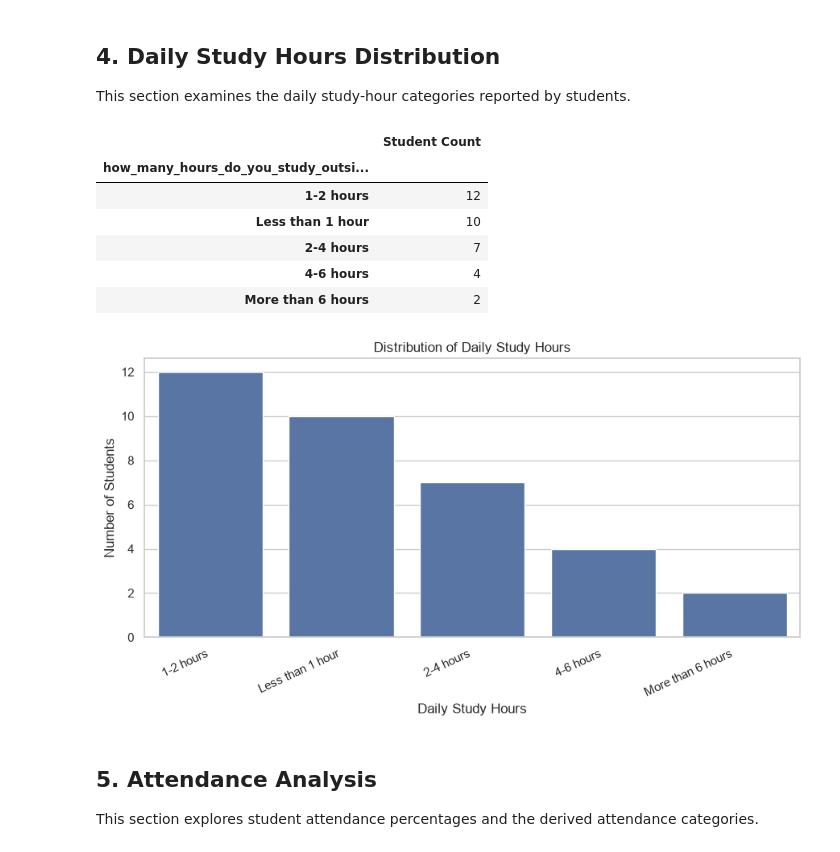
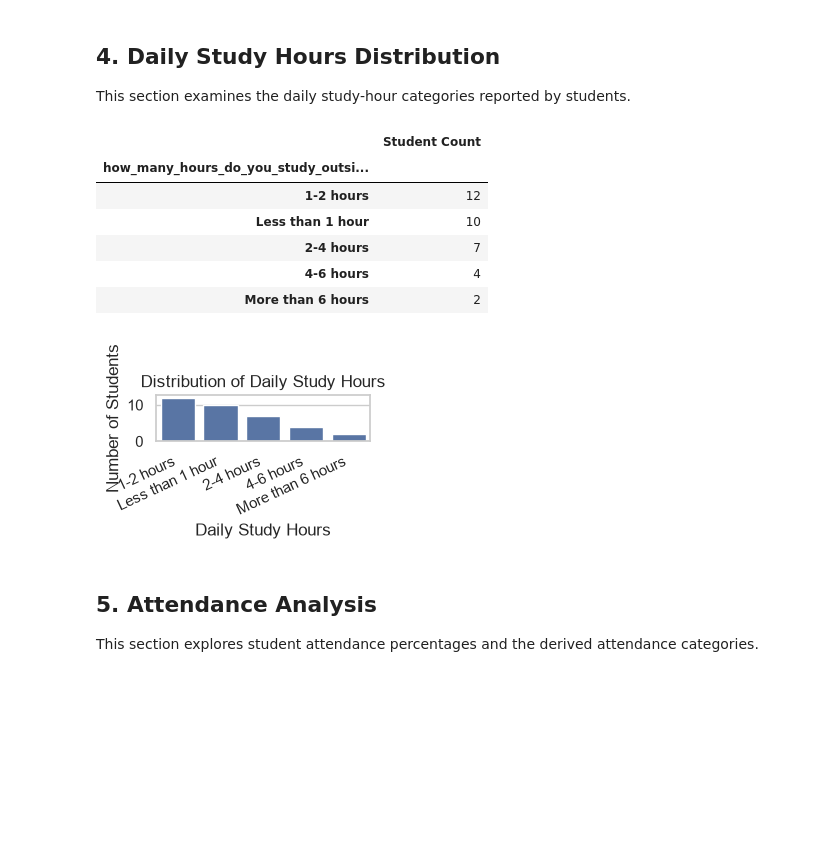
Before and after one commit to himu-001/student-study-habit-analyzer, a Jupyter notebook: python/Student_Study_Habits_EDA.ipynb, the cells around one changed output. Saved outputs shown, nothing was run; the diff lists cells and outputs as text; code cells hidden in the pictures; blank space fills up the shorter version.

```diff
--- a/python/Student_Study_Habits_EDA.ipynb
+++ b/python/Student_Study_Habits_EDA.ipynb
@@ -14,7 +14,7 @@ df = pd.read_csv(DATA_PATH)
 
 # Chart styling
 sns.set_theme(style="whitegrid")
-plt.rcParams["figure.figsize"] = (9, 5)
+plt.rcParams["figure.figsize"] = (4, 2.5)
 
 print("Dataset loaded successfully!")
 print("Dataset shape:", df.shape)
@@ -152,35 +152,35 @@ This section examines the daily study-hour categories reported by students.
 # %%
 study_col = "how_many_hours_do_you_study_outside_class_daily"
 
 study_counts = (
     df[study_col]
     .fillna("Not reported")
     .value_counts()
 )
 
 display(study_counts.rename("Student Count").to_frame())
 
-plt.figure(figsize=(9, 5))
+plt.figure(figsize=(3, 2))
 sns.barplot(
     x=study_counts.index,
     y=study_counts.values
 )
 
 plt.title("Distribution of Daily Study Hours")
 plt.xlabel("Daily Study Hours")
 plt.ylabel("Number of Students")
 plt.xticks(rotation=25, ha="right")
 plt.tight_layout()
 plt.show()
 # %% [output]
 |  | Student Count |
 | how_many_hours_do_you_study_outsi... |  |
 | 1-2 hours | 12 |
 | Less than 1 hour | 10 |
 | 2-4 hours | 7 |
 | 4-6 hours | 4 |
 | More than 6 hours | 2 |
-[figure, old version]
+[figure, new version]
 # %% [markdown]
 ## 5. Attendance Analysis
 
```
Also changed, not shown: parts of 3 cells of this notebook, 1 other file.
